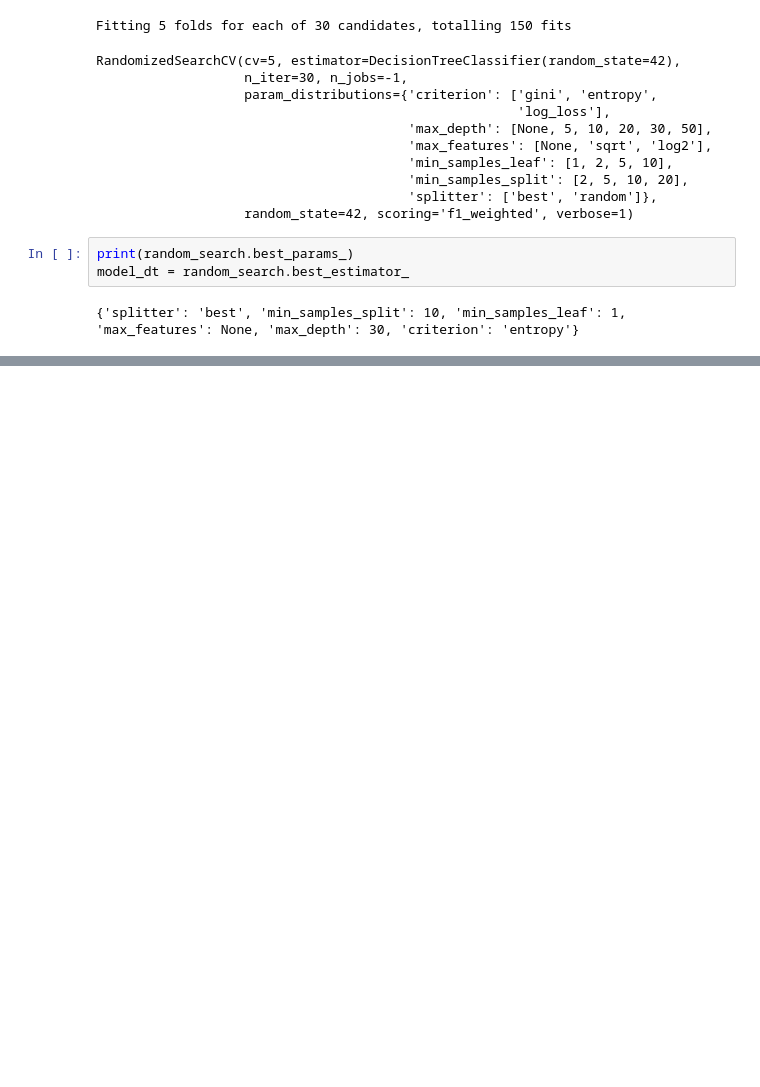
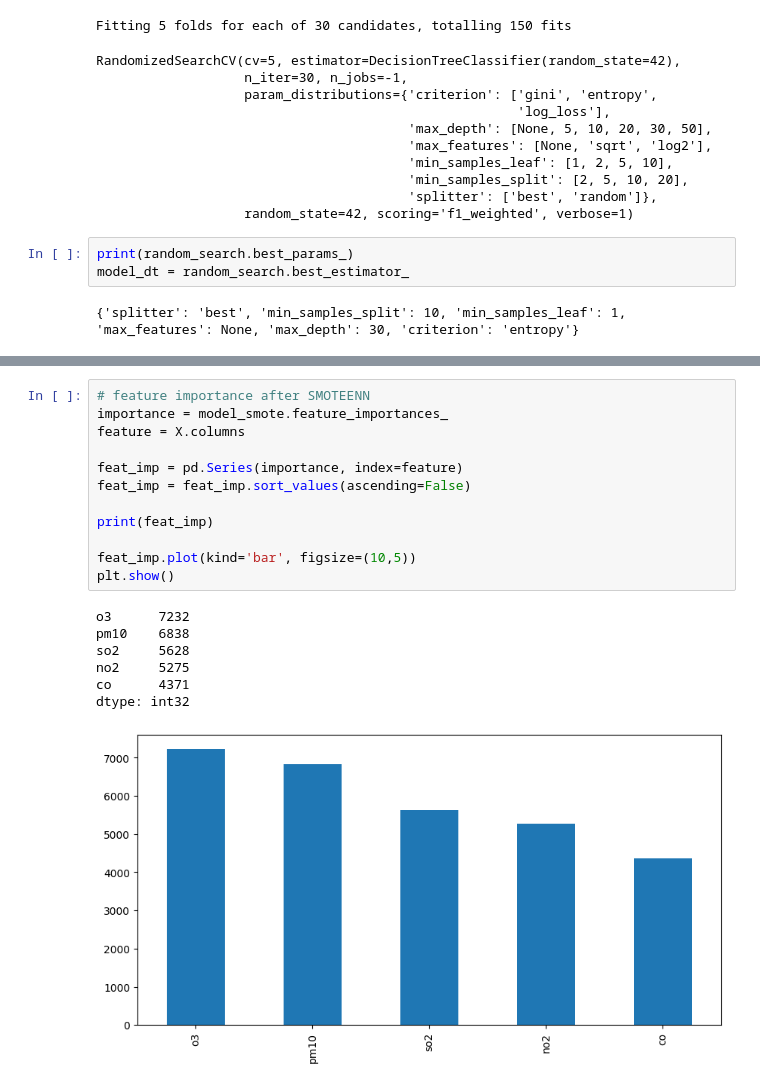
Before and after one commit to aRandomUser1107/Air-Quality-in-Jakarta, a Jupyter notebook: ClassificationML.ipynb, the cells around one changed output, grey strips where cells are left out. Cells and saved outputs as stored; diff of their text form; blank space fills up the shorter version.

```diff
--- a/ClassificationML.ipynb
+++ b/ClassificationML.ipynb
@@ -650,0 +688,20 @@ weighted avg       0.93      0.92      0.92      1107
+# %%
+# feature importance after SMOTEENN
+importance = model_smote.feature_importances_
+feature = X.columns
+
+feat_imp = pd.Series(importance, index=feature)
+feat_imp = feat_imp.sort_values(ascending=False)
+
+print(feat_imp)
+
+feat_imp.plot(kind='bar', figsize=(10,5))
+plt.show()
+# %% [output]
+o3      7232
+pm10    6838
+so2     5628
+no2     5275
+co      4371
+dtype: int32
+[figure, added]
```
Also changed, not shown: parts of 33 cells of this notebook.
